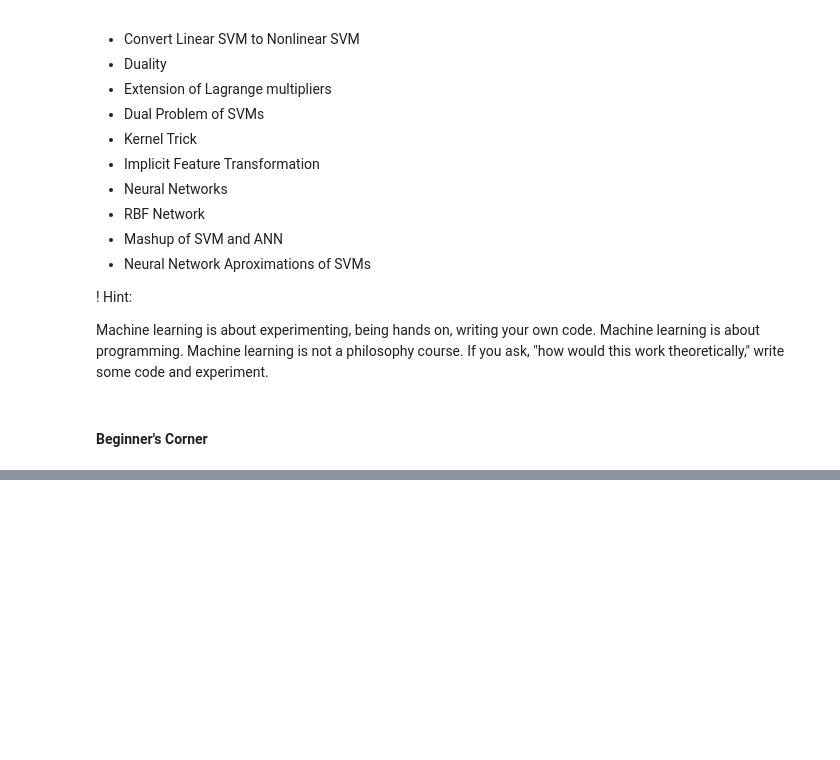
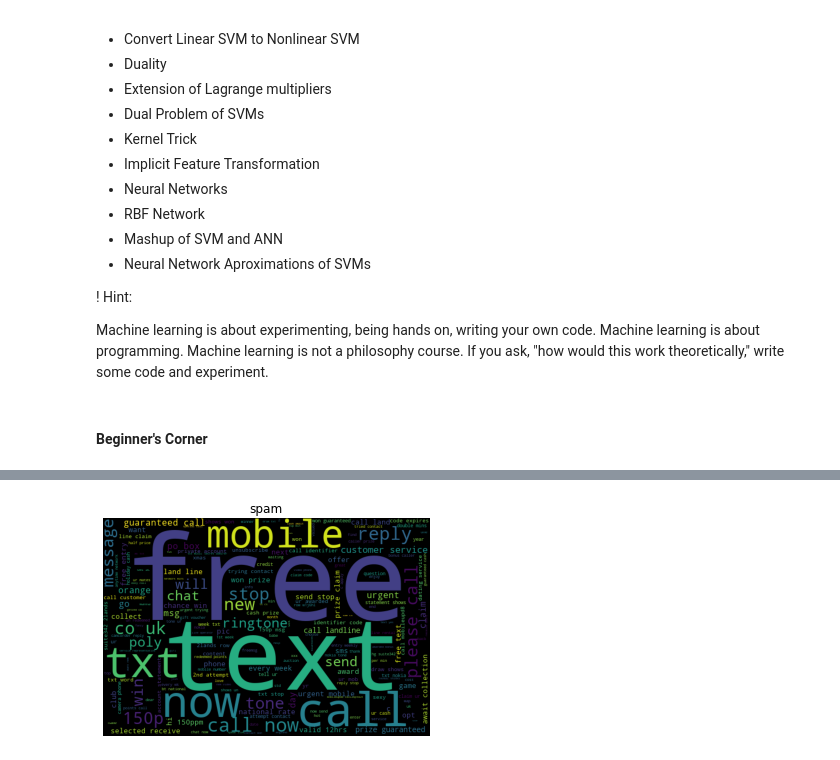
Before and after one commit to EricvanLessen/data-science-and-machine-learning, a Jupyter notebook: support-vector-machines-in-python/svm_class/support-vector-machines-in-python.ipynb, the cells around one changed output, grey strips where cells are left out. Drawn from its saved outputs; the diff is of its cells as text; code cells hidden in the pictures; blank space fills up the shorter version.

Commit message:
support vector machines spam detection

```diff
--- a/support-vector-machines-in-python/svm_class/support-vector-machines-in-python.ipynb
+++ b/support-vector-machines-in-python/svm_class/support-vector-machines-in-python.ipynb
@@ -60,0 +69,80 @@ print("test score: ", model.score(Xtest, Ytest), "duration: ", datetime.now() -
+# %%
+from __future__ import print_function, division
+from builtins import range
+
+from sklearn.svm import SVC
+from datetime import datetime
+import pandas as pd
+import matplotlib.pyplot as plt
+
+import numpy as np
+from sklearn.utils import shuffle
+from sklearn.preprocessing import StandardScaler
+
+from sklearn.feature_extraction.text import TfidfVectorizer, CountVectorizer
+from sklearn.model_selection import train_test_split
+from wordcloud import WordCloud
+
+df = pd.read_csv('./large_files/spam.csv', encoding='ISO-8859-1')
+df = df.drop(["Unnamed: 2", "Unnamed: 3", "Unnamed: 4"], axis=1)
+
+# rename columns
+df.columns = ['labels', 'data']
+
+# binary labels
+df['b_labels'] = df['labels'].map({'ham': 0, 'spam': 1})
+Y = df['b_labels'].values
+
+# try multiple ways of creating features
+# tf-idf each row is a document and each column is a word
+# (times word appears)/(#of documents containing words)
+# normalize by dividing by the word frequency
+tfidf = TfidfVectorizer(decode_error='ignore')
+X = tfidf.fit_transform(df['data'])
+
+# try multiple ways of creating features
+count_vectorizer = CountVectorizer(decode_error='ignore')
+X = count_vectorizer.fit_transform(df['data'])
+
+# split the data
+Xtrain, Xtest, Ytrain, Ytest = train_test_split(X, Y, test_size=0.33)
+
+model = SVC(kernel='linear', C=2.)
+
+t0 = datetime.now()
+model.fit(Xtrain, Ytrain)
+print("train duration: ", datetime.now() - t0)
+t0 = datetime.now()
+print("train score: ", model.score(Xtrain, Ytrain), "duration: ", datetime.now() - t0)
+t0 = datetime.now()
+print("test score: ", model.score(Xtest, Ytest), "duration: ", datetime.now() - t0)
+
+def visualize(label):
+  words = ''
+  for msg in df[df['labels'] == label]['data']:
+    msg = msg.lower()
+    words += msg + ' '
+  wordcloud = WordCloud(width=600, height=400).generate(words)
+  plt.imshow(wordcloud)
+  plt.axis('off')
+  plt.title(label)
+  plt.show()
+
+visualize('spam')
+visualize('ham')
+
+# see what we are getting wrong
+df['predictions'] = model.predict(X)
+
+# things that should be spam
+print('*** things that should be spam ***')
+sneaky_spam = df[(df['predictions'] == 0) & (df['b_labels'] == 1)]['data']
+for msg in sneaky_spam:
+  print(msg)
+
+# things that should not be spam
+print('*** things that should be spam ***')
+not_actually_spam = df[(df['predictions'] == 1) & (df['b_labels'] == 0)]['data']
+for msg in not_actually_spam:
+  print(msg)
+# %% [output]
@@ -60,0 +152 @@ print("test score: ", model.score(Xtest, Ytest), "duration: ", datetime.now() -
+[figure, added]
```
Also changed, not shown: parts of 2 cells of this notebook.
